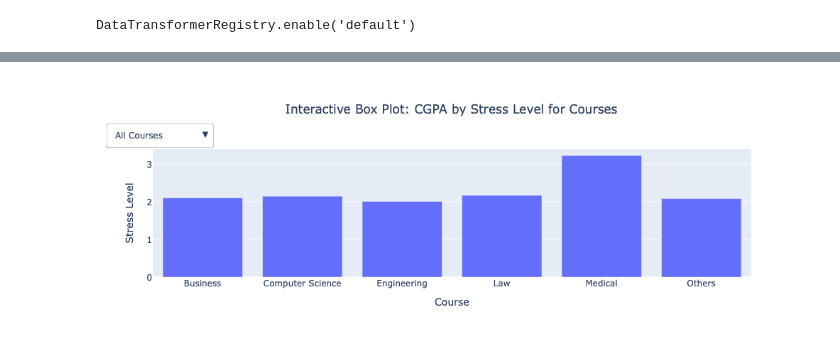
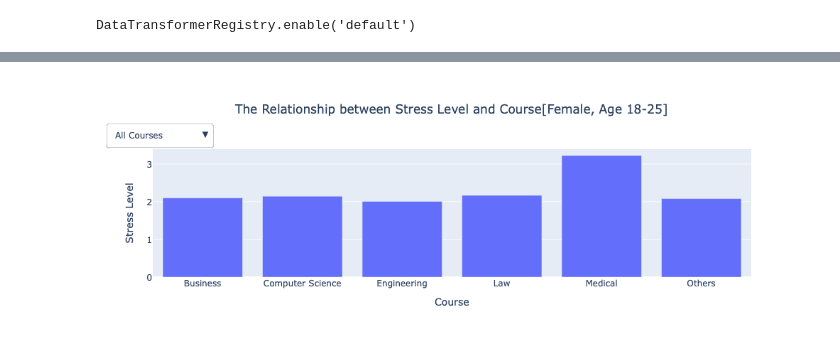
Before and after one commit to hogan-choi/DS4200-Project, a Jupyter notebook: DS4200 Group Project.ipynb, the cells around one changed output, grey strips where cells are left out. Saved outputs shown, nothing was run; the diff lists cells and outputs as text; code cells hidden in the pictures.

```diff
--- a/DS4200 Group Project.ipynb
+++ b/DS4200 Group Project.ipynb
@@ -238,7 +238,11 @@ dropdown_buttons.append(dict(
     label="All Courses",
     method="update",
     args=[{"visible": all_visibility},
-          {"title": "Average Stress Level by Course",
+          {"title": {
+                      "text": "Average Stress Level by Course(Female, Age 18-25)",
+                      "x": 0.5,
+                      "xanchor": "center"
+                  },
            "xaxis": {"title": "Course", "type": "category"},
            "yaxis": {"title": "Stress Level"}}]
 ))
@@ -251,36 +255,36 @@ for i, course in enumerate(courses):
         label=course,
         method="update",
         args=[{"visible": visibility},
               {"title": {
                       "text": f"CGPA by Stress Level for {course}",
                       "x": 0.5,
                       "xanchor": "center"
                   },
                "xaxis": {"title": "Stress Level", "type": "category"},
                "yaxis": {"title": "CGPA"}}]
     ))
 
 fig.update_layout(
     updatemenus=[
         {
             "buttons": dropdown_buttons,
             "direction": "down",
             "showactive": True,
             "x": 0.1,
             "y": 1.2,
         },
     ],
-    title={
-        "text": "Interactive Box Plot: CGPA by Stress Level for Courses",
-        "x": 0.5,
-        "xanchor": "center"
-    },
+    title= {
+                      "text": "The Relationship between Stress Level and Course[Female, Age 18-25]",
+                      "x": 0.5,
+                      "xanchor": "center"
+                  },
     xaxis_title="Course",
     yaxis_title="Stress Level"
 )
 
 fig.write_html("interactive_boxplot_courses_fixed_axis.html")
 fig.show()
 # %% [output]
 [interactive output not drawn]
-[figure, old version]
+[figure, new version]
```
Also changed, not shown: 3 other files.
